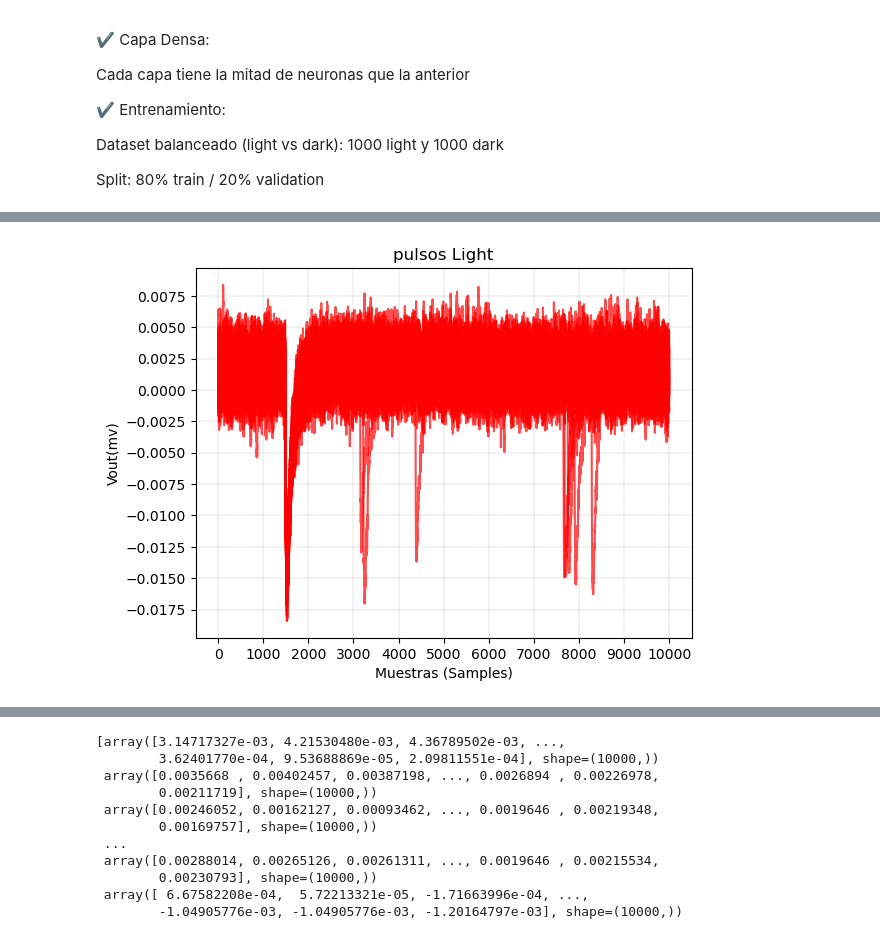
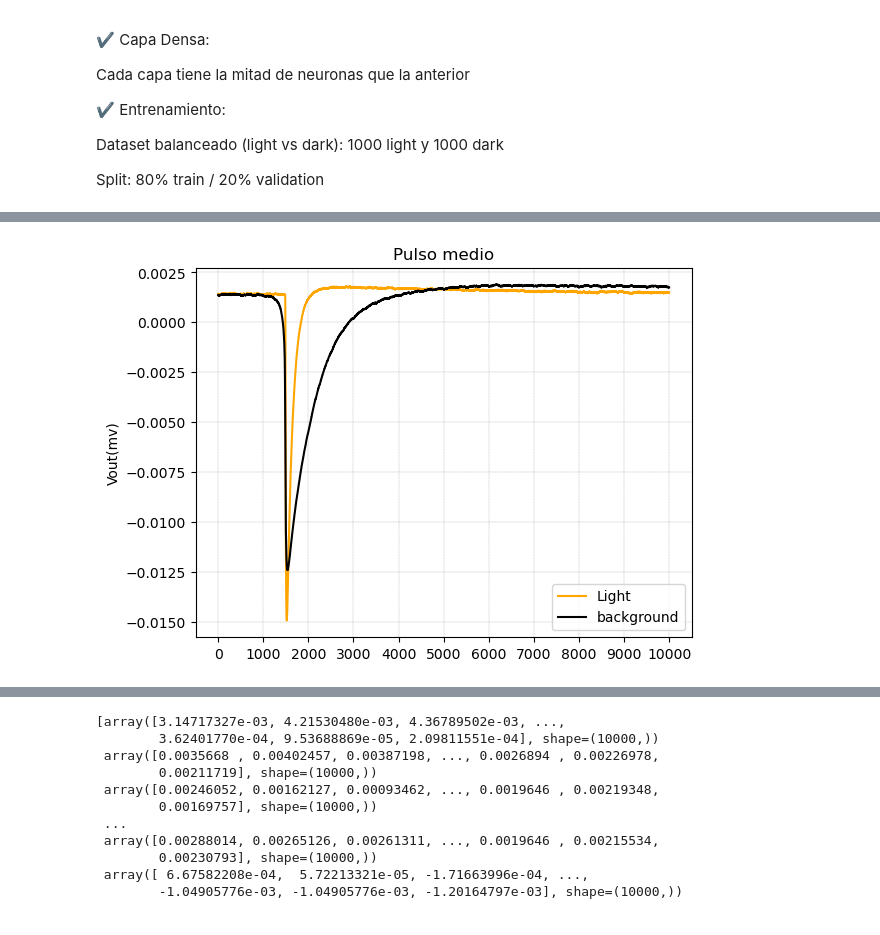
Before and after one commit to JosueCevallos/TFG, a Jupyter notebook: CNN_binary_model.ipynb, the cells around one changed output, grey strips where cells are left out. Drawn from its saved outputs; the diff is of its cells as text; code cells hidden in the pictures.

```diff
--- a/CNN_binary_model.ipynb
+++ b/CNN_binary_model.ipynb
@@ -44,15 +44,19 @@ dark_pulses = tree_dark_data["dataChA"].array(library="np")
 # %%
 import matplotlib.ticker as ticker
 # %%
-for i in range(50):
-    plt.plot(light_pulses[i], alpha = 0.7, color = 'red')
-plt.title("pulsos Light")
-plt.xlabel("Muestras (Samples)")
+mean_light = np.mean(light_pulses, axis=0)
+mean_dark = np.mean(dark_pulses, axis=0)
+
+plt.plot(mean_light, label="Light", color = 'orange')
+plt.plot(mean_dark, label="background", color = 'black')
+
+plt.legend()
+plt.title("Pulso medio")
 plt.ylabel("Vout(mv)")
 plt.grid(color = 'gray', linestyle = '--', linewidth = 0.2)
 ax = plt.gca()
 ax.yaxis.set_major_locator(ticker.MultipleLocator(0.0025))
 ax.xaxis.set_major_locator(ticker.MultipleLocator(1000))
 plt.show()
 # %% [output]
-[figure, old version]
+[figure, new version]
```
Also changed, not shown: parts of 10 cells of this notebook.
